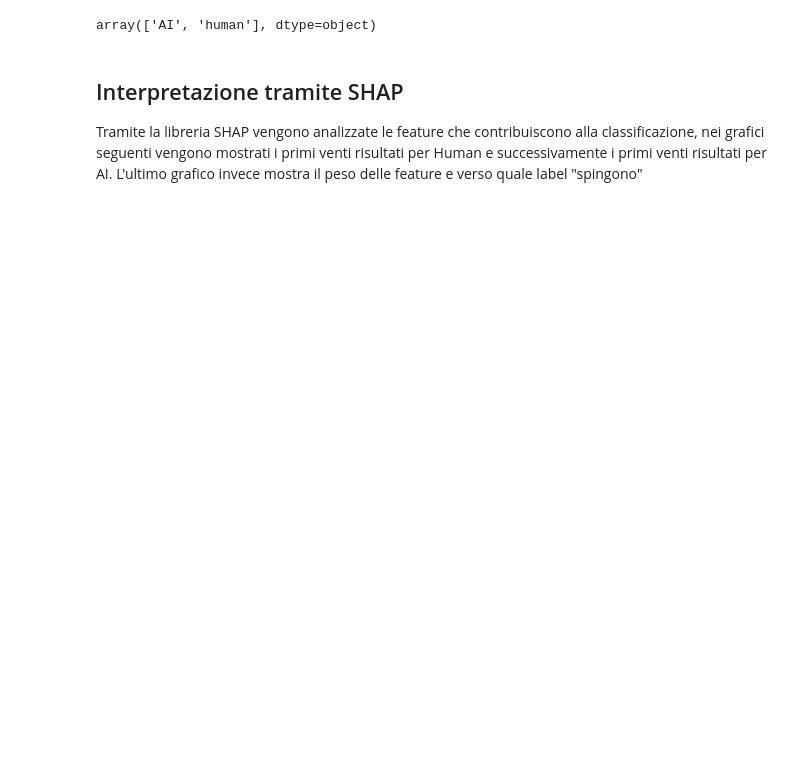
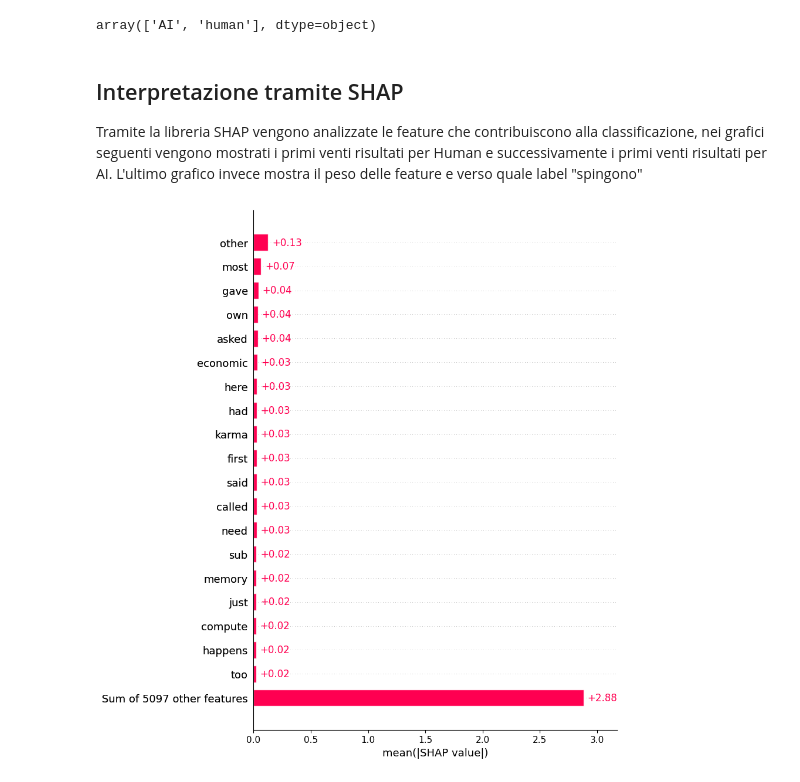
Before and after one commit to in-bloom/progetto_tirocinio, a Jupyter notebook: notebooks/5_logistic_regression.ipynb, the cells around one changed output. Cells and saved outputs as stored; diff of their text form; code cells hidden in the pictures; blank space fills up the shorter version.

```diff
--- a/notebooks/5_logistic_regression.ipynb
+++ b/notebooks/5_logistic_regression.ipynb
@@ -69,15 +83,18 @@ Tramite la libreria SHAP vengono analizzate le feature che contribuiscono alla c
 # %%
 import shap
 
 feature_names = vectorizer.get_feature_names_out()
 
 explainer = shap.LinearExplainer(
     model,
     X_train_tfidf,
     feature_names=feature_names
 )
 
 shap_values = explainer(X_test_tfidf)
+shap.plots.bar(shap_values, max_display=20)
+# %% [output]
+[figure, added]
 # %%
 import numpy as np
 
```
Also changed, not shown: parts of 8 cells of this notebook, 6 other files.
